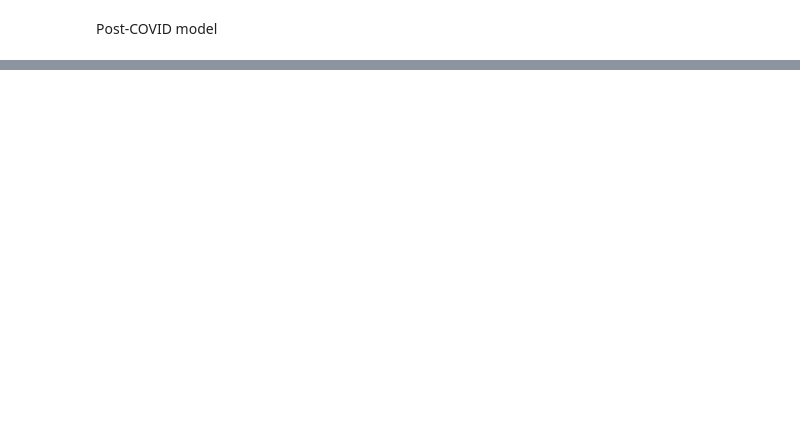
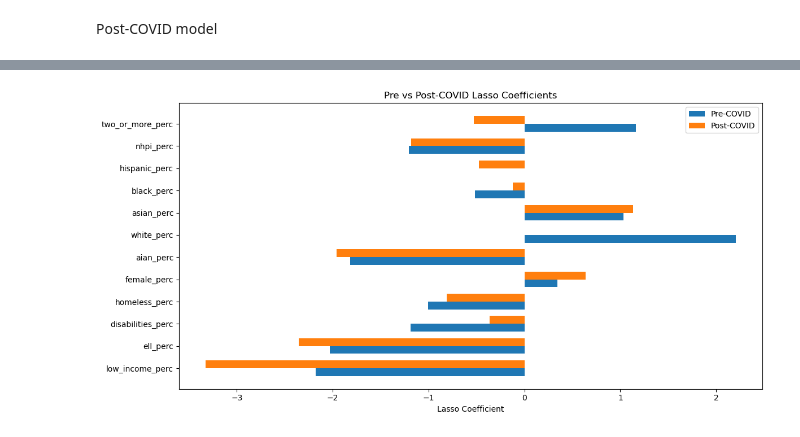
Before and after one commit to jamilditter/washington_education, a Jupyter notebook: code/ExploratoryDataAnalysis(Jacob).ipynb, the cells around one changed output, grey strips where cells are left out. Drawn from its saved outputs; the diff is of its cells as text; code cells hidden in the pictures; blank space fills up the shorter version.

Commit message:
Added lasso regression

```diff
--- a/code/ExploratoryDataAnalysis(Jacob).ipynb
+++ b/code/ExploratoryDataAnalysis(Jacob).ipynb
@@ -1203,0 +1330,22 @@ Notes:
+# %%
+post_covid_clean = post_covid.dropna(subset=predictor_variables + ['pct_score'])
+
+X_post = post_covid_clean[predictor_variables].values
+y_post = post_covid_clean['pct_score'].values
+
+X_train_post, X_test_post, y_train_post, y_test_post = train_test_split(X_post, y_post, test_size=0.2, random_state=42)
+
+scaler_post = StandardScaler().fit(X_train_post)
+X_train_post_scaled = scaler_post.transform(X_train_post)
+X_test_post_scaled = scaler_post.transform(X_test_post)
+# %%
+lasso_post = LassoCV(alphas=None, cv=5, max_iter=10000, random_state=42)
+lasso_post.fit(X_train_post_scaled, y_train_post)
+
+y_pred_post = lasso_post.predict(X_test_post_scaled)
+
+rmse_post = np.sqrt(mean_squared_error(y_test_post, y_pred_post))
+r2_post = r2_score(y_test_post, y_pred_post)
+print("Best alpha:", lasso_post.alpha_)
+print("RMSE:", rmse_post)
+print("R²:", r2_post)
@@ -1203,0 +1378,23 @@ Notes:
+# %%
+predictors = ['low_income_perc', 'ell_perc', 'disabilities_perc', 'homeless_perc',
+              'female_perc', 'aian_perc', 'white_perc', 'asian_perc', 'black_perc',
+              'hispanic_perc', 'nhpi_perc', 'two_or_more_perc']
+
+lasso_coef = pd.DataFrame({'Predictor': predictors, 'Pre-COVID': lasso_pre.coef_, 'Post-COVID': lasso_post.coef_})
+
+x = np.arange(len(predictors))
+width = 0.35
+
+fig, ax = plt.subplots(figsize=(12, 6))
+bars1 = ax.barh(x - width/2, lasso_coef['Pre-COVID'], height=width, label='Pre-COVID')
+bars2 = ax.barh(x + width/2, lasso_coef['Post-COVID'], height=width, label='Post-COVID')
+
+ax.set_yticks(x)
+ax.set_yticklabels(lasso_coef['Predictor'])
+ax.set_xlabel("Lasso Coefficient")
+ax.set_title("Pre vs Post-COVID Lasso Coefficients")
+ax.legend()
+plt.tight_layout()
+plt.show()
+# %% [output]
+[figure, added]
```
Also changed, not shown: parts of 57 cells of this notebook.
